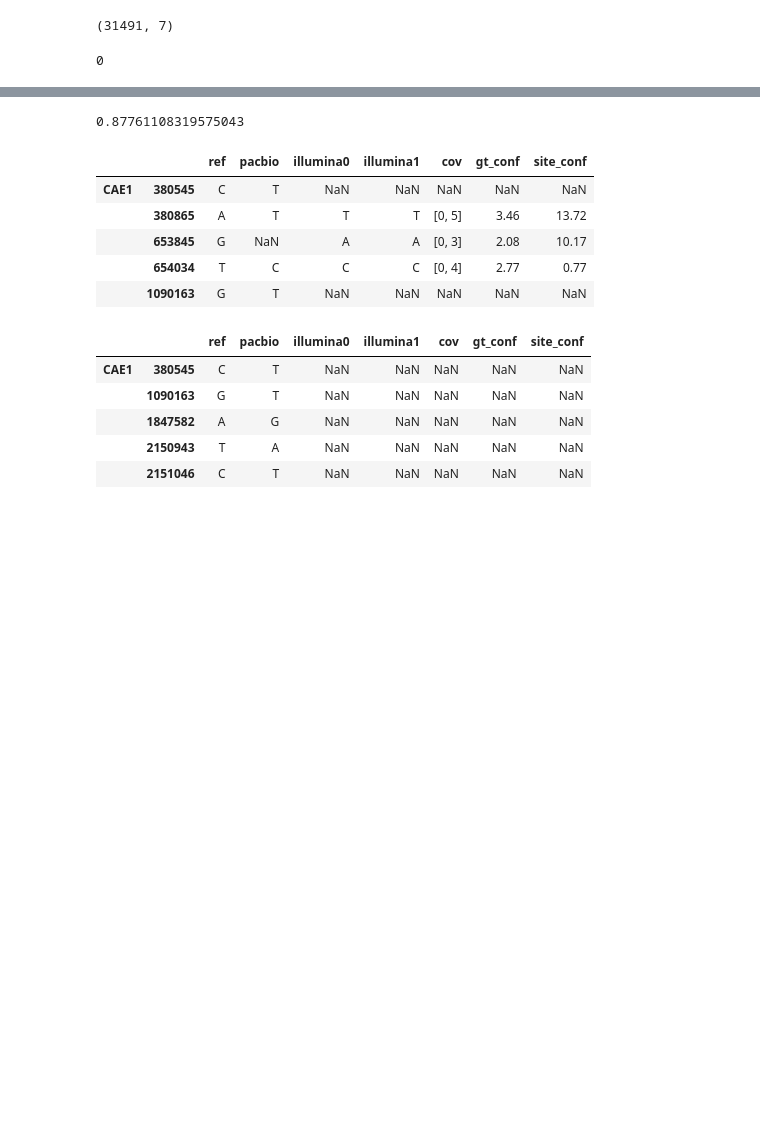
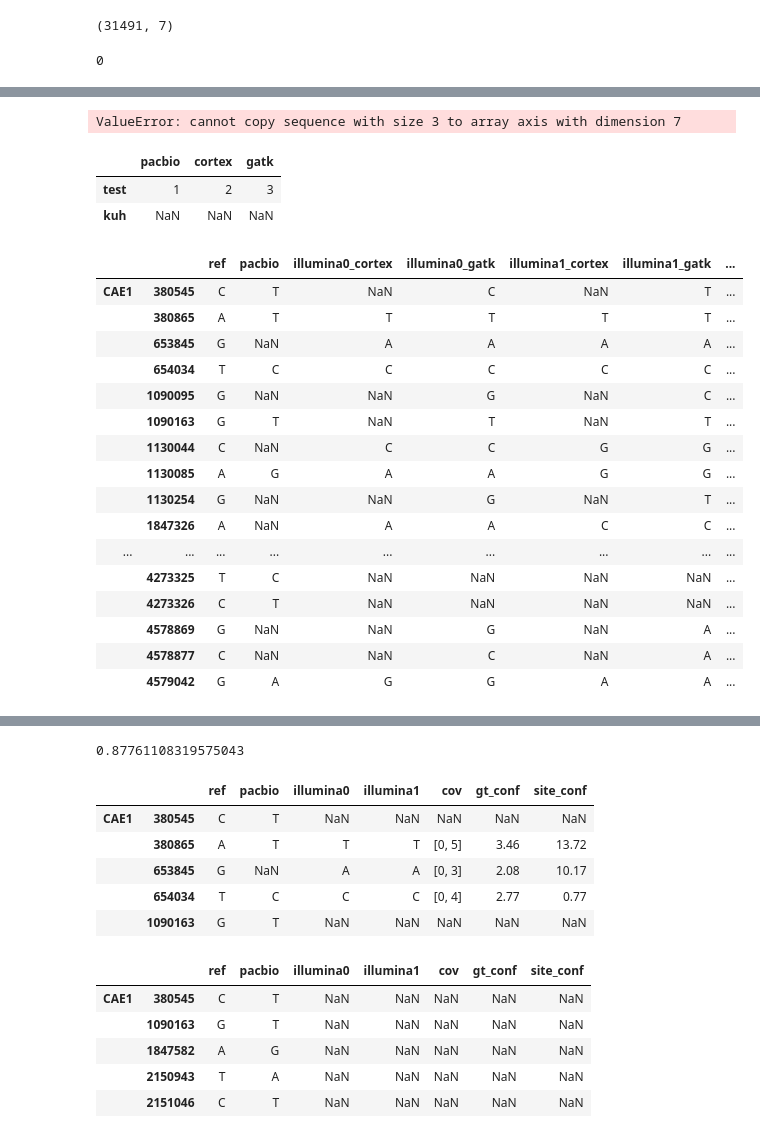
Before and after one commit to peterdfields/hs_vervet, a Jupyter notebook: notebooks/error_check_cortex_african_sabaeus.ipynb, the cells around one changed output, grey strips where cells are left out. Saved outputs shown, nothing was run; the diff lists cells and outputs as text; code cells hidden in the pictures; blank space fills up the shorter version.

```diff
--- a/notebooks/error_check_cortex_african_sabaeus.ipynb
+++ b/notebooks/error_check_cortex_african_sabaeus.ipynb
@@ -280,3 +362,33 @@ no Ns: (30592, 7)
+# %%
+stat_df.ix['total']=[1,2,3]
+# %% [output]
+ValueError: cannot copy sequence with size 3 to array axis with dimension 7
+# %%
+stat_df
+# %% [output]
+|  | pacbio | cortex | gatk |
+| test | 1 | 2 | 3 |
+| kuh | NaN | NaN | NaN |
+# %%
+snp_df.iloc[:50]
+# %% [output]
+|  |  | ref | pacbio | illumina0_cortex | illumina0_gatk | illumina1_cortex | illumina1_gatk | ... |
+| CAE1 | 380545 | C | T | NaN | C | NaN | T | ... |
+|  | 380865 | A | T | T | T | T | T | ... |
+|  | 653845 | G | NaN | A | A | A | A | ... |
+|  | 654034 | T | C | C | C | C | C | ... |
+|  | 1090095 | G | NaN | NaN | G | NaN | C | ... |
+|  | 1090163 | G | T | NaN | T | NaN | T | ... |
+|  | 1130044 | C | NaN | C | C | G | G | ... |
+|  | 1130085 | A | G | A | A | G | G | ... |
+|  | 1130254 | G | NaN | NaN | G | NaN | T | ... |
+|  | 1847326 | A | NaN | A | A | C | C | ... |
+| ... | ... | ... | ... | ... | ... | ... | ... | ... |
+|  | 4273325 | T | C | NaN | NaN | NaN | NaN | ... |
+|  | 4273326 | C | T | NaN | NaN | NaN | NaN | ... |
+|  | 4578869 | G | NaN | NaN | G | NaN | A | ... |
+|  | 4578877 | C | NaN | NaN | C | NaN | A | ... |
+|  | 4579042 | G | A | G | G | A | A | ... |
 # %%
 #general stats:
 pacbio_snps= snp_df[snp_df['pacbio'].notnull()]
```
Also changed, not shown: parts of 46 cells of this notebook, 5 other files.
